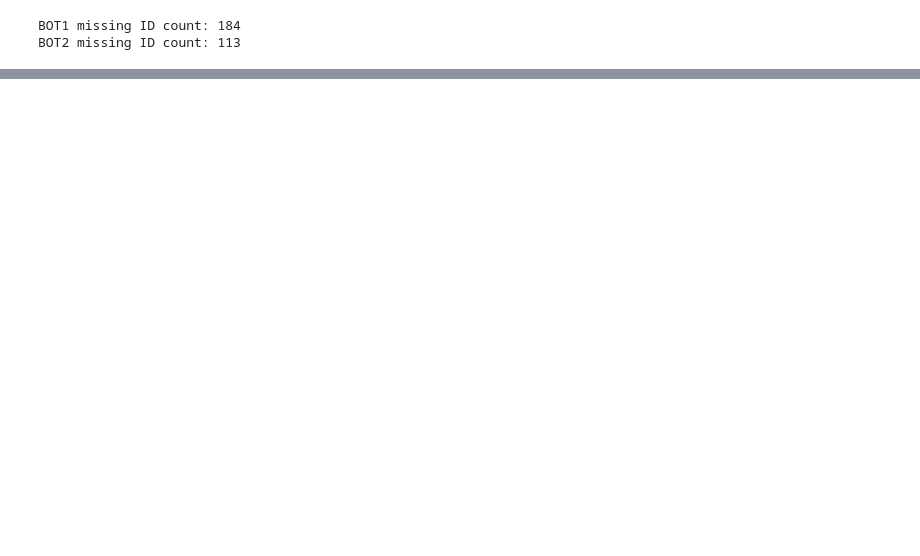
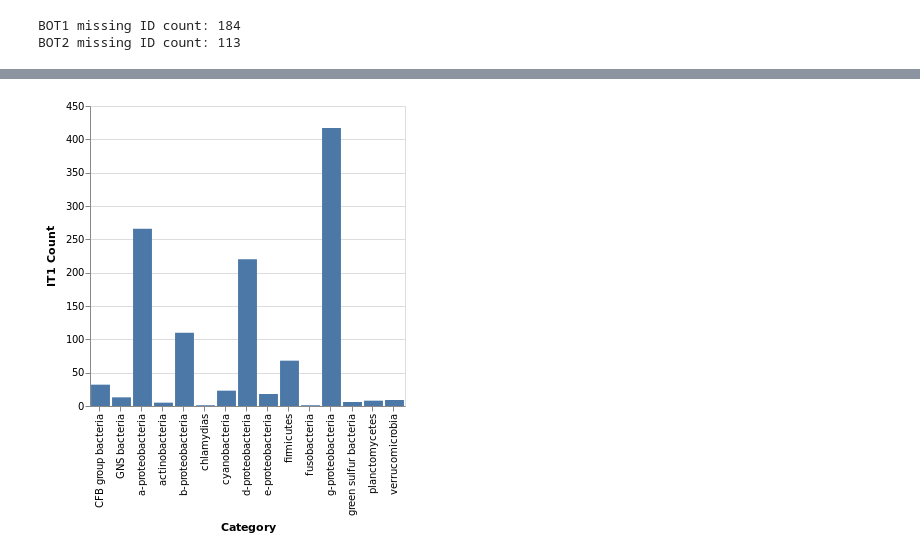
Before and after one commit to pvanheus/mtbact, a Jupyter notebook: magnetotactic.ipynb, the cells around one changed output, grey strips where cells are left out. Saved outputs shown, nothing was run; the diff lists cells and outputs as text; code cells hidden in the pictures; blank space fills up the shorter version.

```diff
--- a/magnetotactic.ipynb
+++ b/magnetotactic.ipynb
@@ -356,3 +359,6 @@ print("BOT2 missing ID count:", len(bot2_missing_ids))
 # %% [output]
 BOT1 missing ID count: 184
 BOT2 missing ID count: 113
+# %%
+it1_category_count = Counter([line.strip().split('\t')[17] for line in filter_blast_hits('IT1_nr.tsv')])
+it1_category_count.most_common()
@@ -358,0 +381,5 @@ BOT2 missing ID count: 113
+# %%
+it1_data = pd.DataFrame(it1_category_count.most_common(), columns=['Category', 'IT1 Count'])
+it1_chart = alt.Chart(it1_data).mark_bar().encode(x='Category', y='IT1 Count')
+it1_chart
+# %% [output]
@@ -358,0 +387 @@ BOT2 missing ID count: 113
+[figure, added]
```
Also changed, not shown: parts of 7 cells of this notebook.
